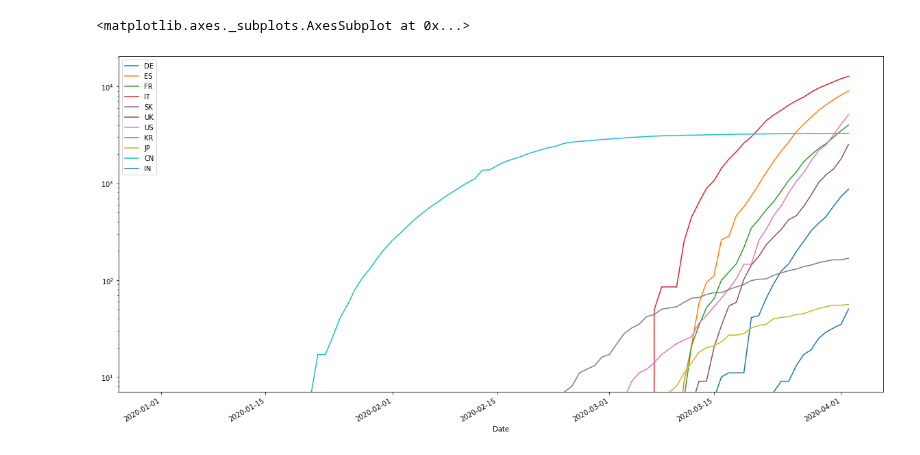
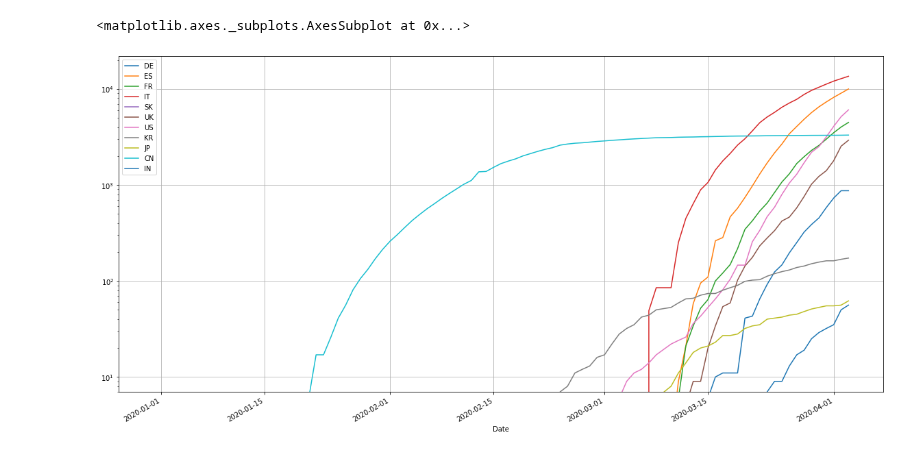
Before and after one commit to mpetersen/corona-analysis, a Jupyter notebook: jupyter/work/Corona.ipynb, the cells around one changed output. Cells and saved outputs as stored; diff of their text form; code cells hidden in the pictures.

```diff
--- a/jupyter/work/Corona.ipynb
+++ b/jupyter/work/Corona.ipynb
@@ -52,9 +52,9 @@ deaths.plot.line(x='Date', y=countries, figsize=(20, 10))
 # %%
 sumDeaths = sumData(deaths)
-sumDeaths.plot.line(logy=True, figsize=(20, 10), ylim=(7, None))
+sumDeaths.plot.line(logy=True, figsize=(20, 10), ylim=(7, None), grid=True)
 # %% [output]
 <matplotlib.axes._subplots.AxesSubplot at 0x...>
-[figure, old version]
+[figure, new version]
 # %%
 cases.tail(15)
 # %% [output]
```
Also changed, not shown: parts of 7 cells of this notebook.
